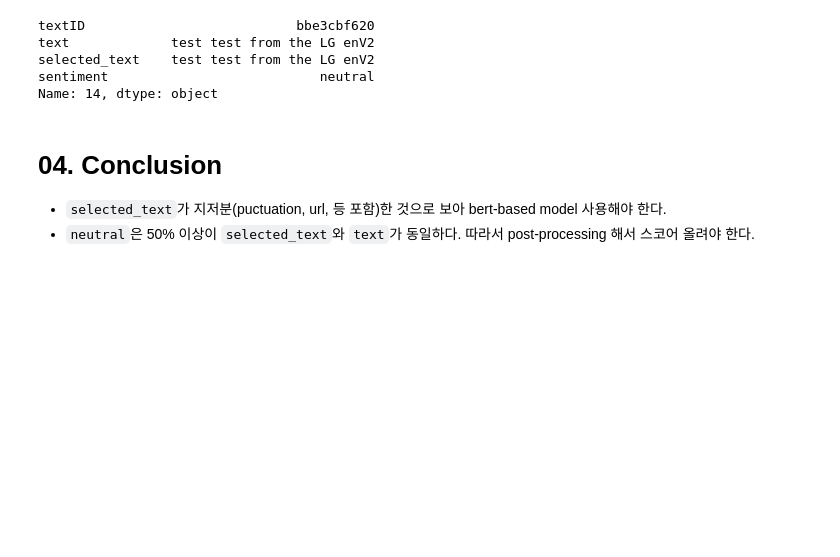
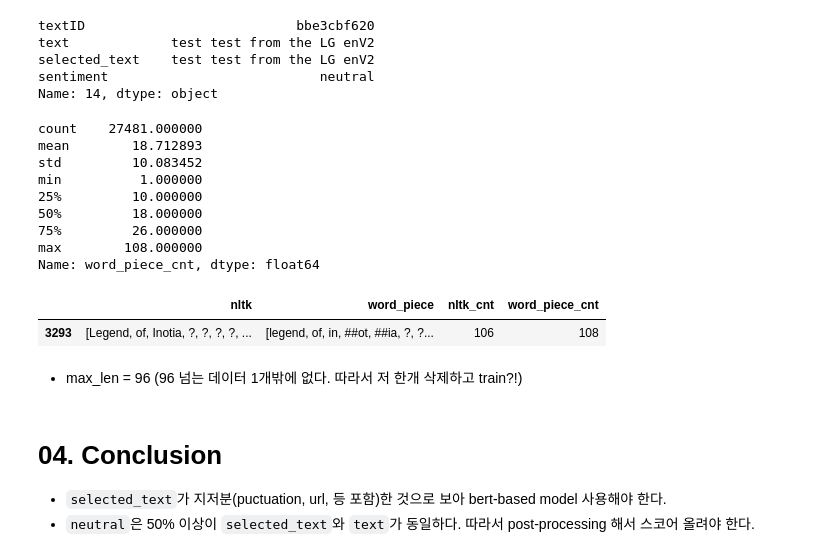
Before and after one commit to ChristinaROK/kaggle_tweeter, a Jupyter notebook: 01.eda.ipynb, the cells around one changed output. Drawn from its saved outputs; the diff is of its cells as text; code cells hidden in the pictures; blank space fills up the shorter version.

```diff
--- a/01.eda.ipynb
+++ b/01.eda.ipynb
@@ -334,6 +334,24 @@ text             test test from the LG enV2
 selected_text    test test from the LG enV2
 sentiment                           neutral
 Name: 14, dtype: object
+# %%
+# max seq len for tweets
+print(tokens['word_piece_cnt'].describe())
+tokens.loc[tokens['word_piece_cnt'] > 96]
+# %% [output]
+count    27481.000000
+mean        18.712893
+std         10.083452
+min          1.000000
+25%         10.000000
+50%         18.000000
+75%         26.000000
+max        108.000000
+Name: word_piece_cnt, dtype: float64
+|  | nltk | word_piece | nltk_cnt | word_piece_cnt |
+| 3293 | [Legend, of, Inotia, ?, ?, ?, ?, ... | [legend, of, in, ##ot, ##ia, ?, ?... | 106 | 108 |
+# %% [markdown]
+- max_len = 96 (96 넘는 데이터 1개밖에 없다. 따라서 저 한개 삭제하고 train?!)
 # %% [markdown]
 # 04. Conclusion
 
```
Also changed, not shown: parts of 2 cells of this notebook.
